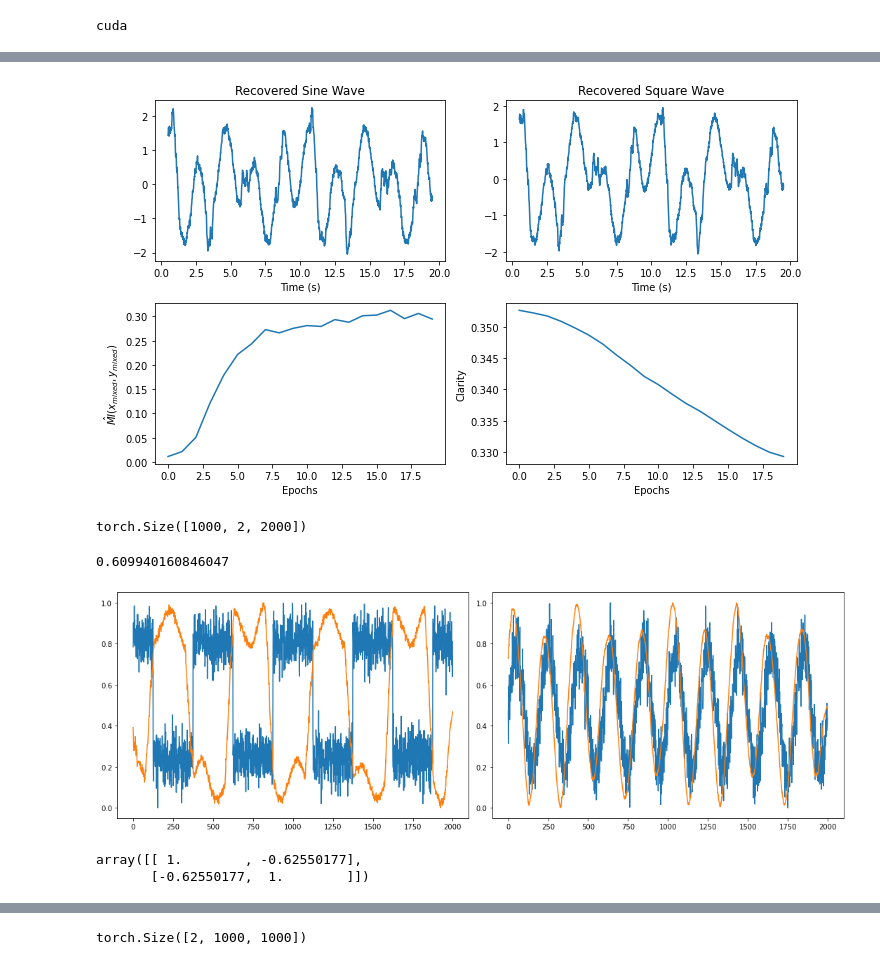
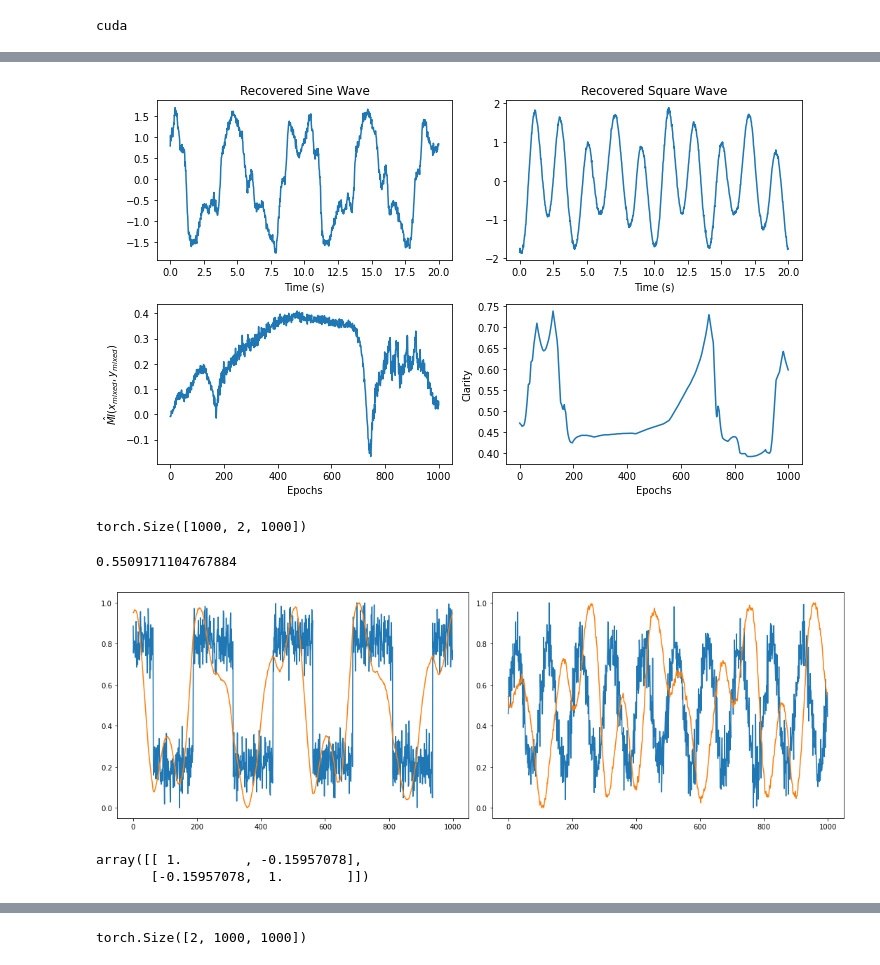
Before and after one commit to ZachFriedenberger/CLUB, a Jupyter notebook: Convol Mixtures 2.ipynb, the cells around one changed output, grey strips where cells are left out. Cells and saved outputs as stored; diff of their text form; code cells hidden in the pictures.

```diff
--- a/Convol Mixtures 2.ipynb
+++ b/Convol Mixtures 2.ipynb
@@ -46,7 +48,7 @@ def plot_grad_flow(named_parameters):
 class ConvolutionSampler(nn.Module):
     def __init__(self):
         super().__init__()
-        self.conv =  nn.Conv1d(2, 2, kernel_size=50, groups=2, bias=False, padding='same')
+        self.conv =  nn.Conv1d(2, 2, kernel_size=50, groups=2, bias=False, padding='same', padding_mode='circular')
 
         t = torch.arange(0, 50)
         tau1 = 3
@@ -77,7 +79,7 @@ def gen_square_wave(t, A, w, phase, baseline, sigma):
     y = A*signal.square(w*t + phase) + baseline + noise
     return y
 # %%
-t = np.linspace(0, 20, 2000)
+t = np.linspace(0, 20, 1000)
 t = np.tile(t, (1000 ,1))
 print(np.shape(t))
 # %% [output]
@@ -152,7 +154,7 @@ class ConvolutiveDecoder(nn.Module):
 class ConvolutiveDecoder2(nn.Module):
     def __init__(self):
         super().__init__()
-        self.conv =  nn.Conv1d(2, 2, kernel_size=50, groups=2, bias=False, padding='same')
+        self.conv =  nn.Conv1d(2, 2, kernel_size=50, groups=2, bias=False, padding='same', padding_mode='circular')
         self.W = nn.Parameter(torch.rand(2,2), requires_grad=True)
 
     def forward(self, x_samples, y_samples):
@@ -240,7 +268,8 @@ def train_model(data, lr, batch_size, num_epochs):
 # %%
 y = y.to(dev)
-lr=2e-5
-batch_size = 100 # equal to the length of the input
-num_epochs = 1000
+lr=5e-5
+batch_size = 250 # equal to the length of the input
+num_epochs = 10000
+schedule=False
 
-mi_est_values, clarity_est, x_samples, y_samples, decoder = train_model(data=y, lr=lr, batch_size=batch_size, num_epochs=num_epochs)
+mi_est_values, clarity_est, x_samples, y_samples, decoder = train_model(data=y, lr=lr, batch_size=batch_size, num_epochs=num_epochs, schedule=schedule)
@@ -250,64 +277,65 @@ mi_est_values, clarity_est, x_samples, y_samples, decoder = train_model(data=y,
 batch_num = 1
 #t = t[:, 50:-50]
 
 plt.figure(figsize=(10, 6))
 plt.subplot(2, 2, 1)
 plt.title('Recovered Sine Wave')
-plt.plot(t[batch_num, 50:-50], x_samples[batch_num, :])
+plt.plot(t[batch_num, :], x_samples[batch_num, :])
 
 plt.xlabel('Time (s)')
 
 plt.subplot(2, 2, 2)
-plt.plot(t[batch_num, 50:-50], y_samples[batch_num, :])
+plt.plot(t[batch_num, :], y_samples[batch_num, :])
 plt.title('Recovered Square Wave')
 plt.xlabel('Time (s)')
 
 
 plt.subplot(2,2,3)
 plt.plot(mi_est_values)
 plt.xlabel('Epochs')
 plt.ylabel('$\hat{MI}(x_{mixed}, y_{mixed})$')
 
 
 plt.subplot(2,2,4)
 plt.plot(clarity_est)
 #plt.ylim([0, 1])
 plt.xlabel('Epochs')
 plt.ylabel('Clarity')
 plt.tight_layout()
 
 
 plt.tight_layout()
-plt.savefig('recovered_components_convolution_batch9.jpeg')
+plt.savefig('recovered_components_convolution_batch15.jpeg')
 # %% [output]
-[figure, old version]
+[figure, new version]
 # %%
 inputs.size()
 # %% [output]
-torch.Size([1000, 2, 2000])
+torch.Size([1000, 2, 1000])
 # %%
+kernel_length=50
 recovered = np.vstack((x_samples[batch_num,:], y_samples[batch_num,:]))
 original = inputs[0,:,:].cpu().detach().numpy()
 signal_clarity(original, recovered)
 # %% [output]
-0.609940160846047
+0.5509171104767884
 # %%
 plt.figure(figsize=(15,5))
 plt.subplot(1,2,1)
 plt.plot((sklp.minmax_scale(original[0,:])))
-plt.plot((sklp.minmax_scale(recovered[1,:])))
+plt.plot((sklp.minmax_scale(recovered[0, :])))
 plt.subplot(1,2,2)
 plt.plot((sklp.minmax_scale(original[1, :])))
-plt.plot((sklp.minmax_scale(recovered[0,:])))
+plt.plot((sklp.minmax_scale(recovered[1,:])))
 plt.tight_layout()
 plt.savefig('recovered_components_normed3.jpeg')
 # %% [output]
-[figure, old version]
+[figure, new version]
 # %%
-np.corrcoef(original[1,:], recovered[0,:])
+np.corrcoef(original[0,:], recovered[1,:])
 # %% [output]
-array([[ 1.        , -0.62550177],
-       [-0.62550177,  1.        ]])
+array([[ 1.        , -0.15957078],
+       [-0.15957078,  1.        ]])
 # %%
 for name, param in decoder.named_parameters():
     if param.requires_grad:
```
Also changed, not shown: parts of 14 cells of this notebook, 6 other files.
